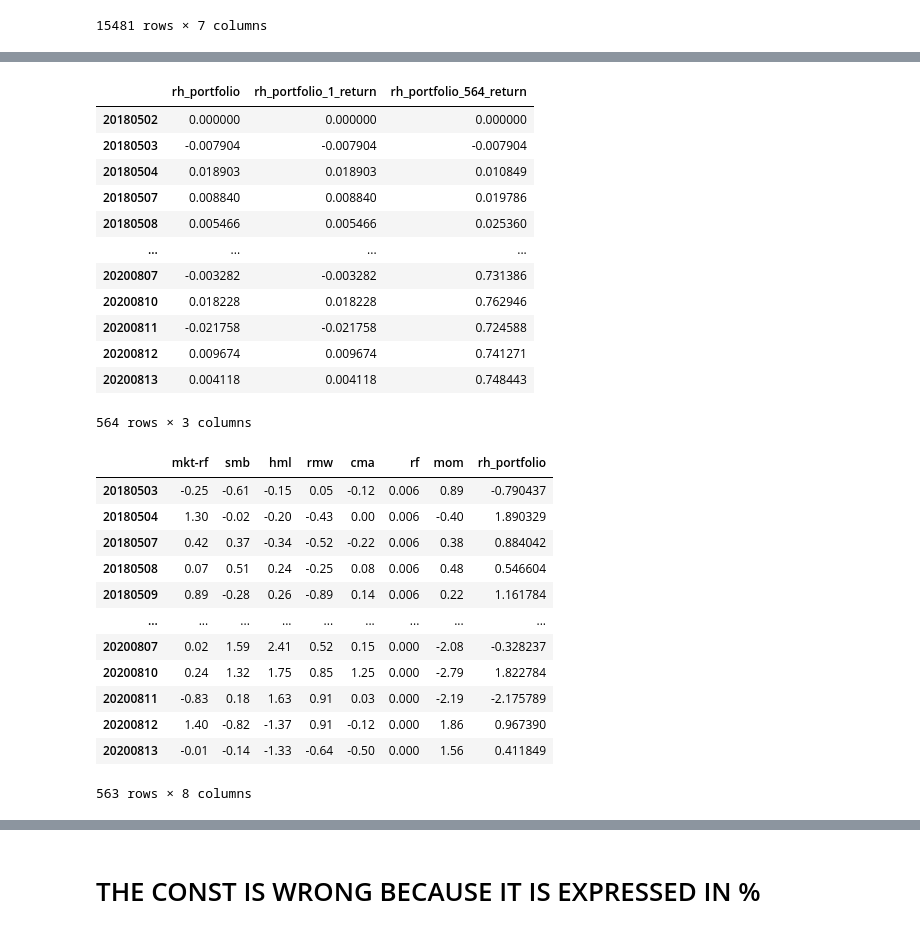
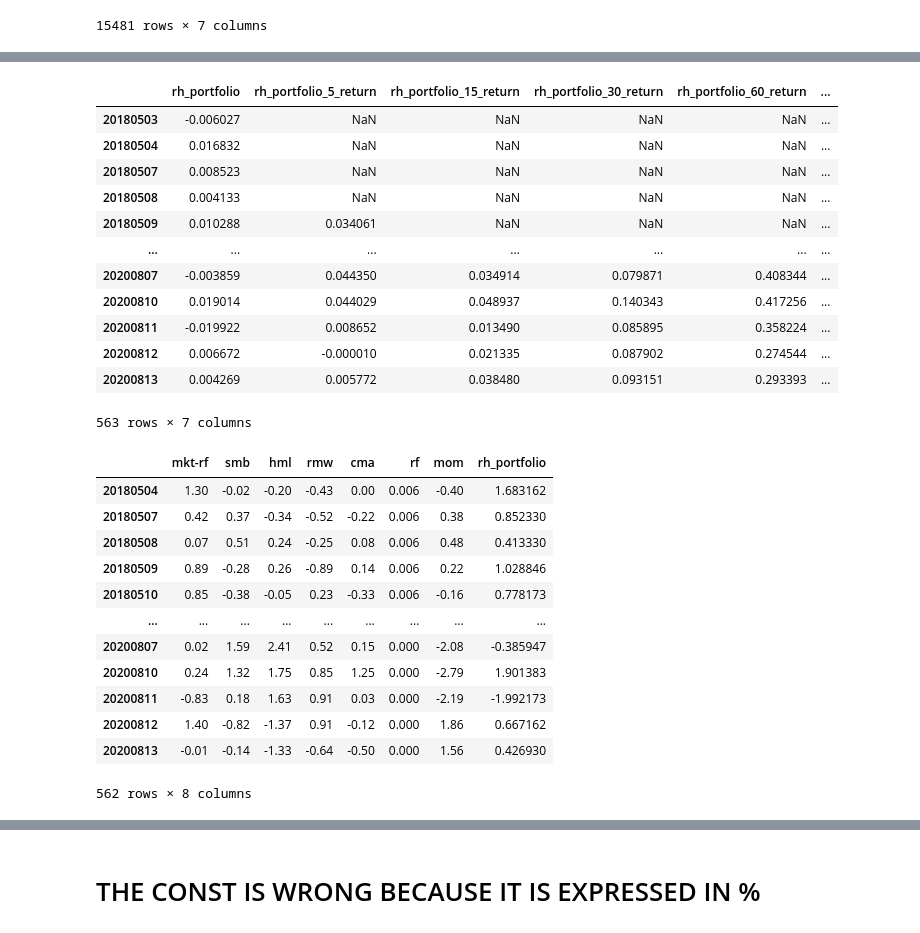
Before and after one commit to FedericoCortesi/Robinhood_data, a Jupyter notebook: notebooks/models/factor_models.ipynb, the cells around one changed output, grey strips where cells are left out. Saved outputs shown, nothing was run; the diff lists cells and outputs as text; code cells hidden in the pictures.

```diff
--- a/notebooks/models/factor_models.ipynb
+++ b/notebooks/models/factor_models.ipynb
@@ -12,14 +14,11 @@ return_params = ReturnParams(
     append_start=False
 )
 
-an_fedyk_s = Analyzer(compare_tickers=[], return_params=return_params, stocks_only=True, weights_application="wealth", dl_kwargs={"weights_method":"share"})
-an_fedyk_d = Analyzer(compare_tickers=[], return_params=return_params, stocks_only=True, weights_application="wealth", dl_kwargs={"weights_method":"dollar"})
-an_mine = Analyzer(compare_tickers=[], return_params=return_params, stocks_only=True, weights_application="number", dl_kwargs={"weights_method":"dollar"})
+an_fedyk_all = Analyzer(compare_tickers=[], return_params=return_params, stocks_only=False, weights_application="wealth", dl_kwargs={"weights_method":"dollar"})
+an_mine = Analyzer(compare_tickers=[], return_params=return_params, stocks_only=False, weights_application="number", dl_kwargs={"weights_method":"dollar"})
 
-r_fedyk_s, h_fedyk_s = an_fedyk_s.build_returns()
-r_fedyk_s = np.exp(r_fedyk_s)-1
-r_fedyk_d, h_fedyk_d = an_fedyk_d.build_returns()
-r_fedyk_d = np.exp(r_fedyk_d)-1
+r_fedyk, h_fedyk = an_fedyk_all.build_returns()
+r_fedyk = np.exp(r_fedyk)-1
 r_mine, h_mine = an_mine.build_returns()
 r_mine = np.exp(r_mine)-1
 # %% [output]
@@ -108,42 +94,41 @@ DatetimeIndex(['2018-05-02', '2018-05-03', '2018-05-04', '2018-05-07',
 # %%
 index = []
-for i in range(len(r_fedyk_d.index)):
-    index.append(date_to_num(r_fedyk_d.index[i]))
+for i in range(len(r_fedyk.index)):
+    index.append(date_to_num(r_fedyk.index[i]))
 
-r_fedyk_d.index = index
-
-r_fedyk_d
+r_fedyk.index = index
+r_fedyk
 # %% [output]
-|  | rh_portfolio | rh_portfolio_1_return | rh_portfolio_564_return |
-| 20180502 | 0.000000 | 0.000000 | 0.000000 |
-| 20180503 | -0.007904 | -0.007904 | -0.007904 |
-| 20180504 | 0.018903 | 0.018903 | 0.010849 |
-| 20180507 | 0.008840 | 0.008840 | 0.019786 |
-| 20180508 | 0.005466 | 0.005466 | 0.025360 |
-| ... | ... | ... | ... |
-| 20200807 | -0.003282 | -0.003282 | 0.731386 |
-| 20200810 | 0.018228 | 0.018228 | 0.762946 |
-| 20200811 | -0.021758 | -0.021758 | 0.724588 |
-| 20200812 | 0.009674 | 0.009674 | 0.741271 |
-| 20200813 | 0.004118 | 0.004118 | 0.748443 |
+|  | rh_portfolio | rh_portfolio_5_return | rh_portfolio_15_return | rh_portfolio_30_return | rh_portfolio_60_return | ... |
+| 20180503 | -0.006027 | NaN | NaN | NaN | NaN | ... |
+| 20180504 | 0.016832 | NaN | NaN | NaN | NaN | ... |
+| 20180507 | 0.008523 | NaN | NaN | NaN | NaN | ... |
+| 20180508 | 0.004133 | NaN | NaN | NaN | NaN | ... |
+| 20180509 | 0.010288 | 0.034061 | NaN | NaN | NaN | ... |
+| ... | ... | ... | ... | ... | ... | ... |
+| 20200807 | -0.003859 | 0.044350 | 0.034914 | 0.079871 | 0.408344 | ... |
+| 20200810 | 0.019014 | 0.044029 | 0.048937 | 0.140343 | 0.417256 | ... |
+| 20200811 | -0.019922 | 0.008652 | 0.013490 | 0.085895 | 0.358224 | ... |
+| 20200812 | 0.006672 | -0.000010 | 0.021335 | 0.087902 | 0.274544 | ... |
+| 20200813 | 0.004269 | 0.005772 | 0.038480 | 0.093151 | 0.293393 | ... |
-564 rows × 3 columns
+563 rows × 7 columns
 # %%
 
-model_df = df_factor.merge(r_fedyk_d["rh_portfolio"], left_index=True, right_index=True)[1:] # first day is zero
+model_df = df_factor.merge(r_fedyk["rh_portfolio"], left_index=True, right_index=True)[1:] # first day is zero
 model_df.columns = [''.join(col.split()).lower() for col in model_df.columns]
 model_df["rh_portfolio"] = model_df["rh_portfolio"]*100 # transform in pct
 model_df
 # %% [output]
 |  | mkt-rf | smb | hml | rmw | cma | rf | mom | rh_portfolio |
-| 20180503 | -0.25 | -0.61 | -0.15 | 0.05 | -0.12 | 0.006 | 0.89 | -0.790437 |
-| 20180504 | 1.30 | -0.02 | -0.20 | -0.43 | 0.00 | 0.006 | -0.40 | 1.890329 |
-| 20180507 | 0.42 | 0.37 | -0.34 | -0.52 | -0.22 | 0.006 | 0.38 | 0.884042 |
-| 20180508 | 0.07 | 0.51 | 0.24 | -0.25 | 0.08 | 0.006 | 0.48 | 0.546604 |
-| 20180509 | 0.89 | -0.28 | 0.26 | -0.89 | 0.14 | 0.006 | 0.22 | 1.161784 |
+| 20180504 | 1.30 | -0.02 | -0.20 | -0.43 | 0.00 | 0.006 | -0.40 | 1.683162 |
+| 20180507 | 0.42 | 0.37 | -0.34 | -0.52 | -0.22 | 0.006 | 0.38 | 0.852330 |
+| 20180508 | 0.07 | 0.51 | 0.24 | -0.25 | 0.08 | 0.006 | 0.48 | 0.413330 |
+| 20180509 | 0.89 | -0.28 | 0.26 | -0.89 | 0.14 | 0.006 | 0.22 | 1.028846 |
+| 20180510 | 0.85 | -0.38 | -0.05 | 0.23 | -0.33 | 0.006 | -0.16 | 0.778173 |
 | ... | ... | ... | ... | ... | ... | ... | ... | ... |
-| 20200807 | 0.02 | 1.59 | 2.41 | 0.52 | 0.15 | 0.000 | -2.08 | -0.328237 |
-| 20200810 | 0.24 | 1.32 | 1.75 | 0.85 | 1.25 | 0.000 | -2.79 | 1.822784 |
-| 20200811 | -0.83 | 0.18 | 1.63 | 0.91 | 0.03 | 0.000 | -2.19 | -2.175789 |
-| 20200812 | 1.40 | -0.82 | -1.37 | 0.91 | -0.12 | 0.000 | 1.86 | 0.967390 |
-| 20200813 | -0.01 | -0.14 | -1.33 | -0.64 | -0.50 | 0.000 | 1.56 | 0.411849 |
+| 20200807 | 0.02 | 1.59 | 2.41 | 0.52 | 0.15 | 0.000 | -2.08 | -0.385947 |
+| 20200810 | 0.24 | 1.32 | 1.75 | 0.85 | 1.25 | 0.000 | -2.79 | 1.901383 |
+| 20200811 | -0.83 | 0.18 | 1.63 | 0.91 | 0.03 | 0.000 | -2.19 | -1.992173 |
+| 20200812 | 1.40 | -0.82 | -1.37 | 0.91 | -0.12 | 0.000 | 1.86 | 0.667162 |
+| 20200813 | -0.01 | -0.14 | -1.33 | -0.64 | -0.50 | 0.000 | 1.56 | 0.426930 |
-563 rows × 8 columns
+562 rows × 8 columns
```
Also changed, not shown: parts of 23 cells of this notebook.
